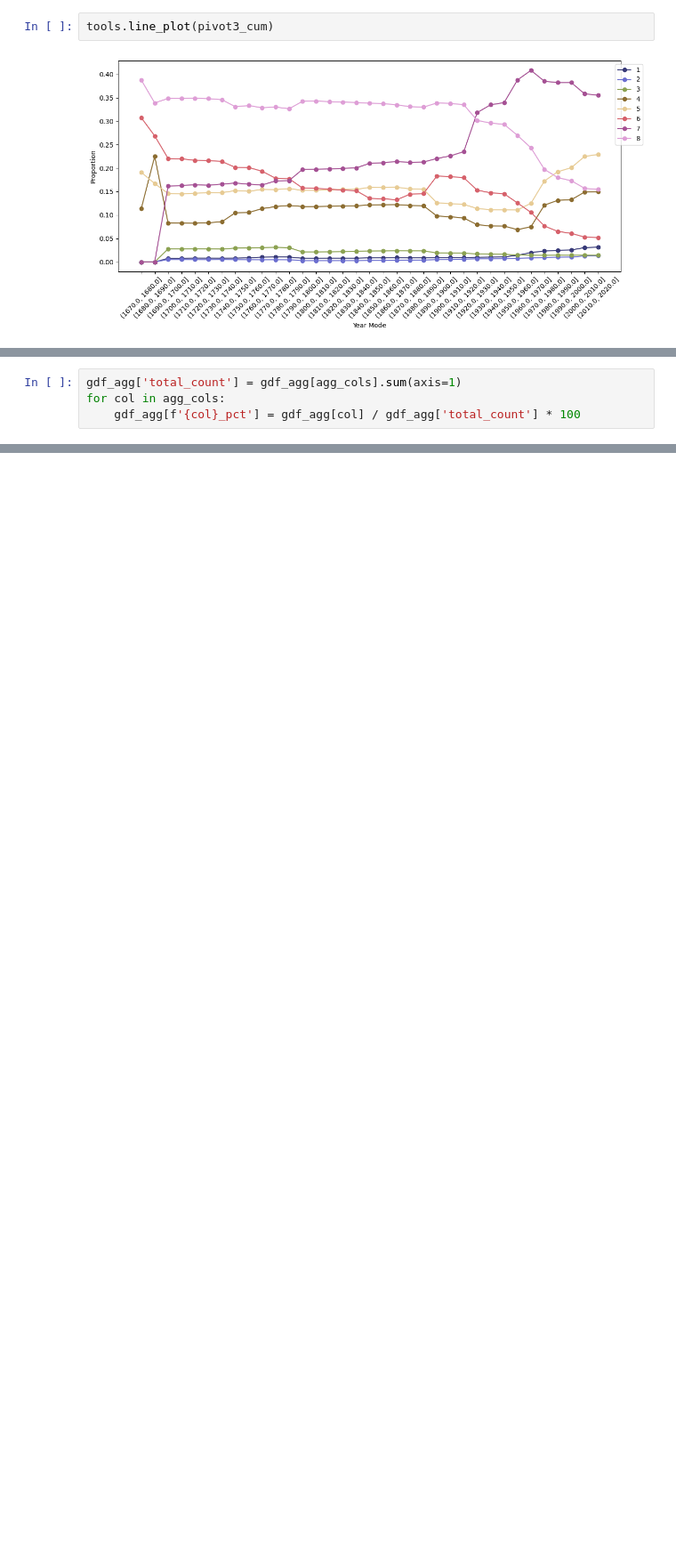
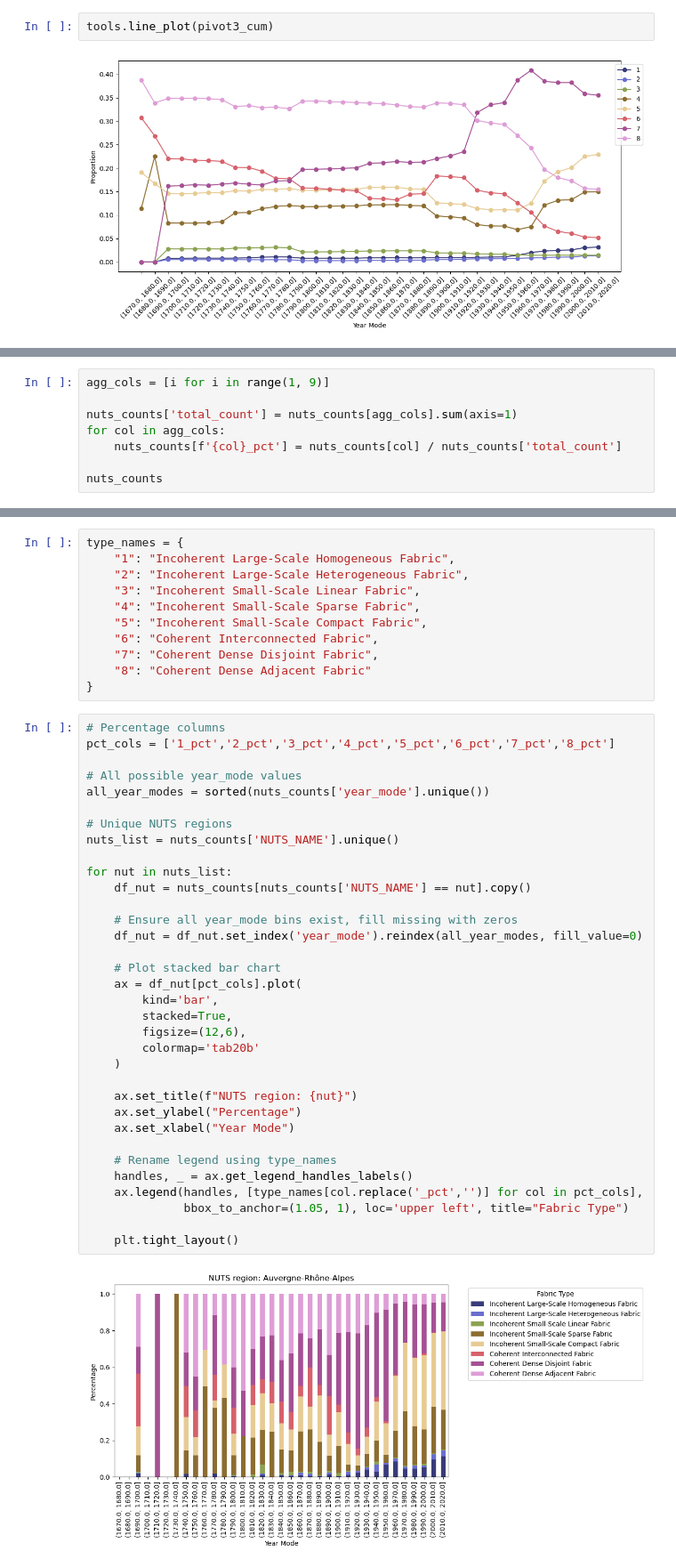
Before and after one commit to uscuni/evolution, a Jupyter notebook: code/fr_analysis.ipynb, the cells around one changed output, grey strips where cells are left out. Shown at 89% size. Saved outputs shown, nothing was run; the diff lists cells and outputs as text; blank space fills up the shorter version.

Commit message:
some histograms

```diff
--- a/code/fr_analysis.ipynb
+++ b/code/fr_analysis.ipynb
@@ -299,4 +202,8 @@ gdf_agg
 # %%
-gdf_agg['total_count'] = gdf_agg[agg_cols].sum(axis=1)
+agg_cols = [i for i in range(1, 9)]
+
+nuts_counts['total_count'] = nuts_counts[agg_cols].sum(axis=1)
 for col in agg_cols:
-    gdf_agg[f'{col}_pct'] = gdf_agg[col] / gdf_agg['total_count'] * 100
+    nuts_counts[f'{col}_pct'] = nuts_counts[col] / nuts_counts['total_count']
+
+nuts_counts
@@ -341,0 +224,47 @@ plt.tight_layout()
+# %%
+type_names = {
+    "1": "Incoherent Large-Scale Homogeneous Fabric",
+    "2": "Incoherent Large-Scale Heterogeneous Fabric",
+    "3": "Incoherent Small-Scale Linear Fabric",
+    "4": "Incoherent Small-Scale Sparse Fabric",
+    "5": "Incoherent Small-Scale Compact Fabric",
+    "6": "Coherent Interconnected Fabric",
+    "7": "Coherent Dense Disjoint Fabric",
+    "8": "Coherent Dense Adjacent Fabric"
+}
+# %%
+# Percentage columns
+pct_cols = ['1_pct','2_pct','3_pct','4_pct','5_pct','6_pct','7_pct','8_pct']
+
+# All possible year_mode values
+all_year_modes = sorted(nuts_counts['year_mode'].unique())
+
+# Unique NUTS regions
+nuts_list = nuts_counts['NUTS_NAME'].unique()
+
+for nut in nuts_list:
+    df_nut = nuts_counts[nuts_counts['NUTS_NAME'] == nut].copy()
+
+    # Ensure all year_mode bins exist, fill missing with zeros
+    df_nut = df_nut.set_index('year_mode').reindex(all_year_modes, fill_value=0)
+
+    # Plot stacked bar chart
+    ax = df_nut[pct_cols].plot(
+        kind='bar',
+        stacked=True,
+        figsize=(12,6),
+        colormap='tab20b'
+    )
+
+    ax.set_title(f"NUTS region: {nut}")
+    ax.set_ylabel("Percentage")
+    ax.set_xlabel("Year Mode")
+
+    # Rename legend using type_names
+    handles, _ = ax.get_legend_handles_labels()
+    ax.legend(handles, [type_names[col.replace('_pct','')] for col in pct_cols],
+              bbox_to_anchor=(1.05, 1), loc='upper left', title="Fabric Type")
+
+    plt.tight_layout()
+# %% [output]
+[figure, added]
```
Also changed, not shown: parts of 28 cells of this notebook, 2 other files.
